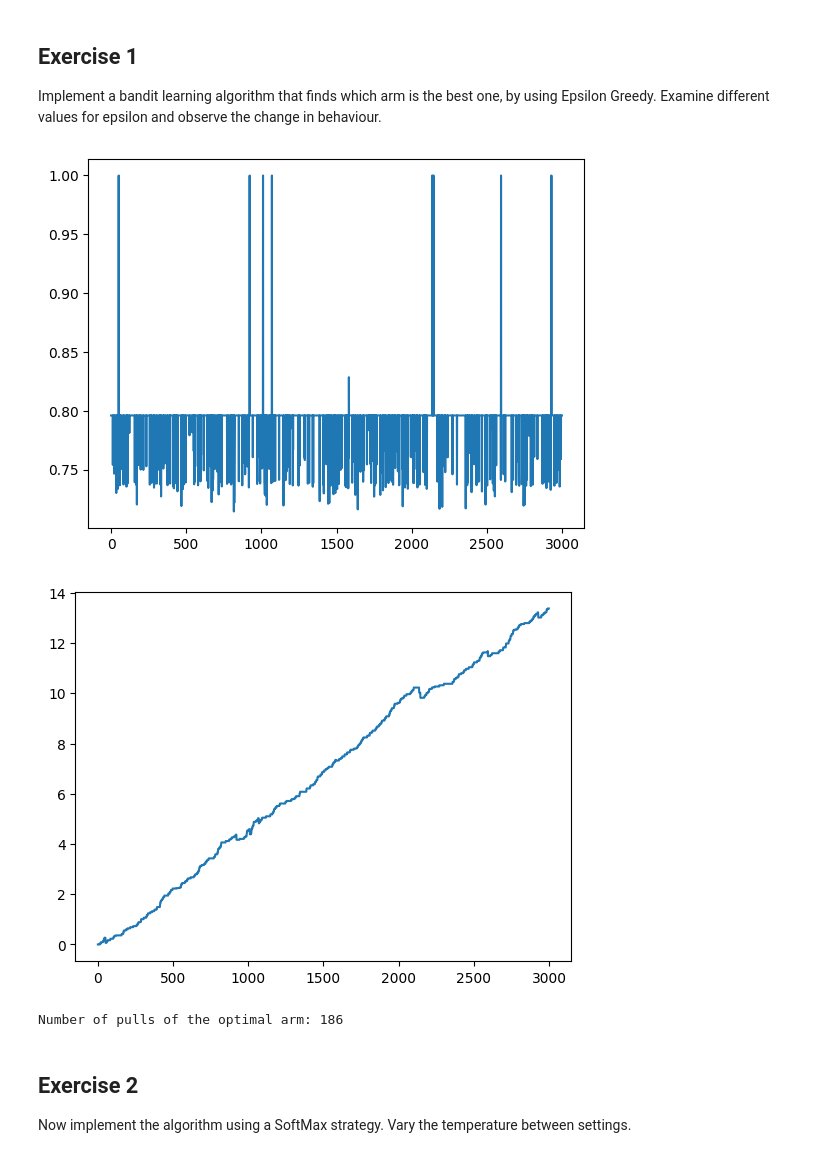
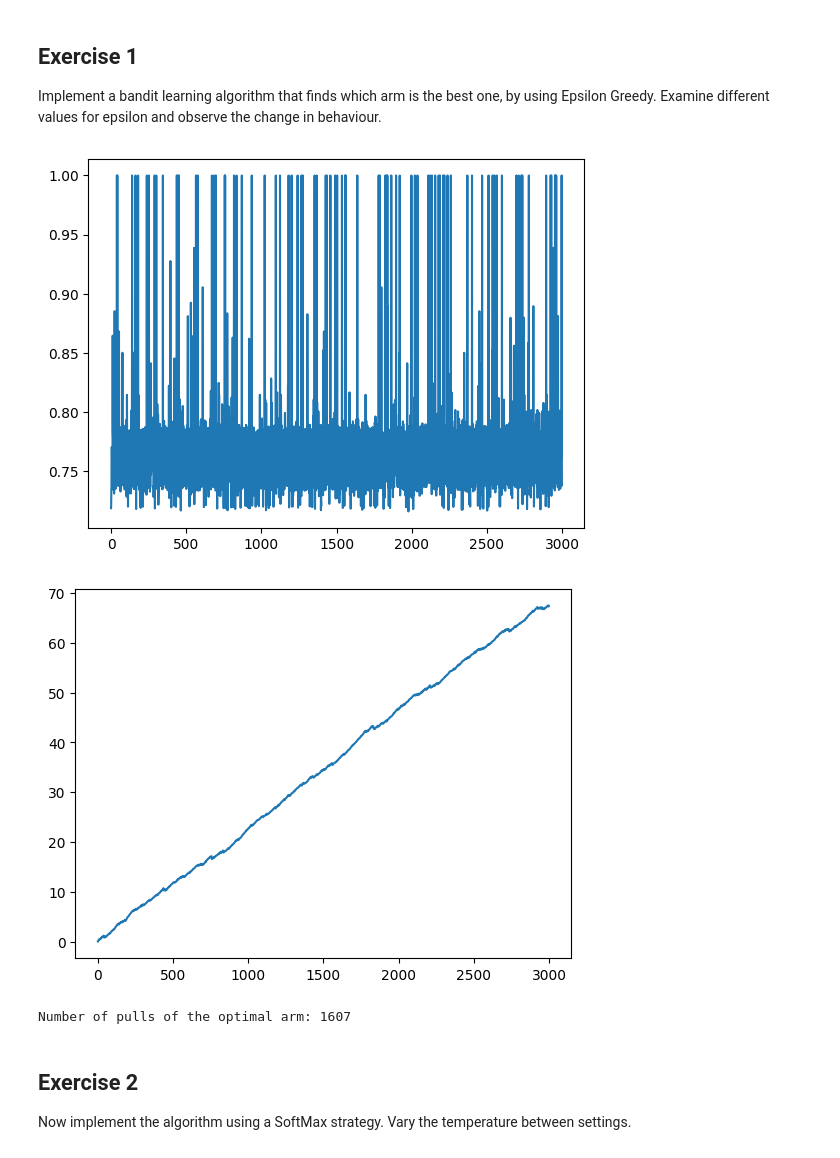
Before and after one commit to bpeiren/rl_course_25-26, a Jupyter notebook: 1_RL_exercises_bandits.ipynb, the cells around one changed output. Cells and saved outputs as stored; diff of their text form; code cells hidden in the pictures.

```diff
--- a/1_RL_exercises_bandits.ipynb
+++ b/1_RL_exercises_bandits.ipynb
@@ -59,43 +59,50 @@ regrets = []
 sum_regrets = 0.0
 sum_opt = 0
 
+# Initialize Q-values and counts for each arm
+num_arms = bandit.num_arms()
+Q = [0.0] * num_arms  # Estimated value of each arm
+N = [0] * num_arms    # Number of times each arm was pulled
 
 for t in range(3000):
-  # TODO: Implement epsilon-greedy here
+  # Epsilon-greedy algorithm
 
   epsilon = 0.1
   if random.random() < epsilon:
-    # random
-    arm = random.randint(0, bandit.num_arms() - 1)
-    ret = bandit.trigger(arm)
+    # Explore: random arm
+    arm = random.randint(0, num_arms - 1)
   else:
-    # greedy
-    ret = bandit.opt_value()
+    # Exploit: greedy - select arm with highest Q-value
+    arm = Q.index(max(Q))  # Find index of maximum Q-value
 
+  # Trigger the selected arm
+  ret = bandit.trigger(arm)
 
-  # TODO: Learning Q-Values
+  # Update Q-value using incremental average
+  N[arm] += 1
+  Q[arm] += (ret - Q[arm]) / N[arm]
 
   sum_regrets += bandit.opt_value() - ret
   sum_opt += int(arm == bandit.opt_index())
 
   returns.append(ret)
   regrets.append(sum_regrets)
 
 # Plot results
 %matplotlib inline
 import matplotlib.pyplot as plt
 
 plt.plot(returns)
 plt.show()
 plt.figure()
 plt.plot(regrets)
 plt.show()
 
 print('Number of pulls of the optimal arm:', sum_opt)
 # %% [output]
-[figure, old version]
+[figure, new version]
-[figure, old version]
+[figure, new version]
-Number of pulls of the optimal arm: 186
+Number of pulls of the optimal arm: 1607
 # %% [markdown]
 ## Exercise 2
 Now implement the algorithm using a SoftMax strategy. Vary the temperature between settings.
```
Also changed, not shown: parts of 1 cell of this notebook.
